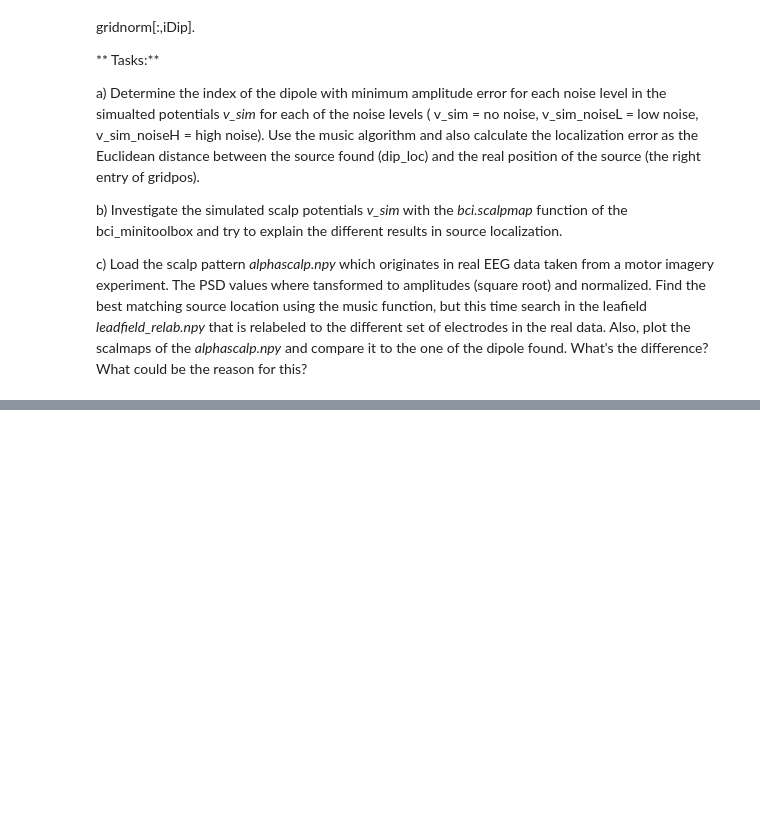
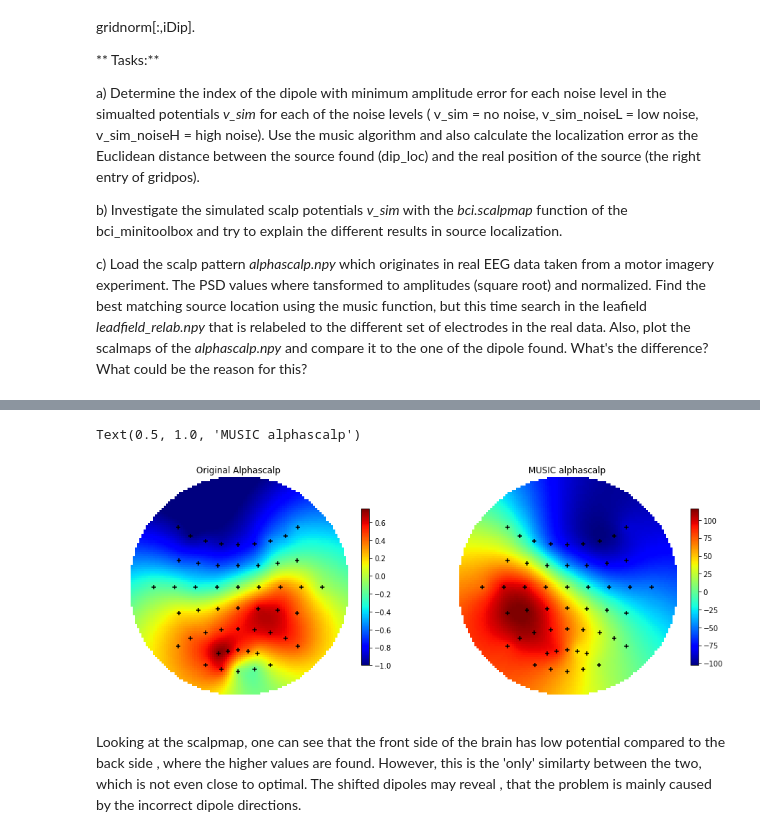
Before and after one commit to Klavaro/mlpy, a Jupyter notebook: Exercise5.ipynb, the cells around one changed output, grey strips where cells are left out. Saved outputs shown, nothing was run; the diff lists cells and outputs as text; code cells hidden in the pictures; blank space fills up the shorter version.

```diff
--- a/Exercise5.ipynb
+++ b/Exercise5.ipynb
@@ -145,3 +212,5 @@ v_sim_noiseH=np.load('alphascalplowSNR.npy')
 # %%
+
 L_relab=np.load('leadfield3dimrelab.npy')
 alphascalp=np.load('alphascalp.npy')
+mnt_alpha = np.load("mnt_alphascalp.npy")
@@ -147,0 +268,20 @@ alphascalp=np.load('alphascalp.npy')
+# %%
+alphascalp = np.expand_dims(alphascalp,1)
+sA, vmaxA, imaxA, dip_momA, dip_locA = music(alphascalp, L_relab, gridpos)
+# %%
+v_simA = L_relab[: , imaxA, :].dot(gridnorms[:, imaxA])
+
+plt.figure(figsize=(15,8))
+
+plt.subplot(121)
+bci.scalpmap(mnt_alpha, alphascalp)
+plt.title("Original Alphascalp")
+
+plt.subplot(122)
+bci.scalpmap(mnt_alpha, v_simA)
+plt.title("MUSIC alphascalp")
+# %% [output]
+Text(0.5, 1.0, 'MUSIC alphascalp')
+[figure, added]
+# %% [markdown]
+Looking at the scalpmap, one can see that the front side of the brain has low potential compared to the back side , where the higher values are found. However, this is the 'only' similarty between the two, which is not even close to optimal. The shifted dipoles may reveal , that the problem is mainly caused by the incorrect dipole directions.
```
Also changed, not shown: parts of 13 cells of this notebook.
